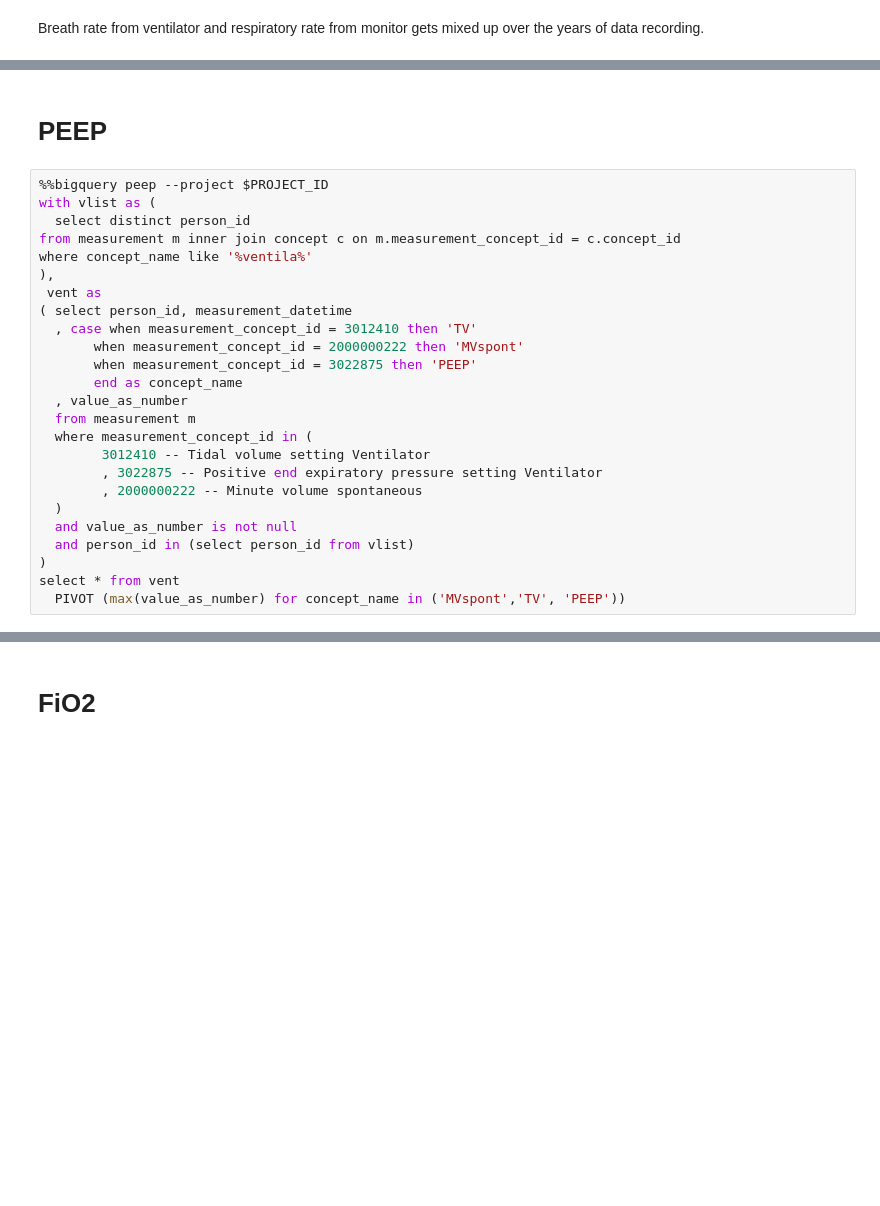
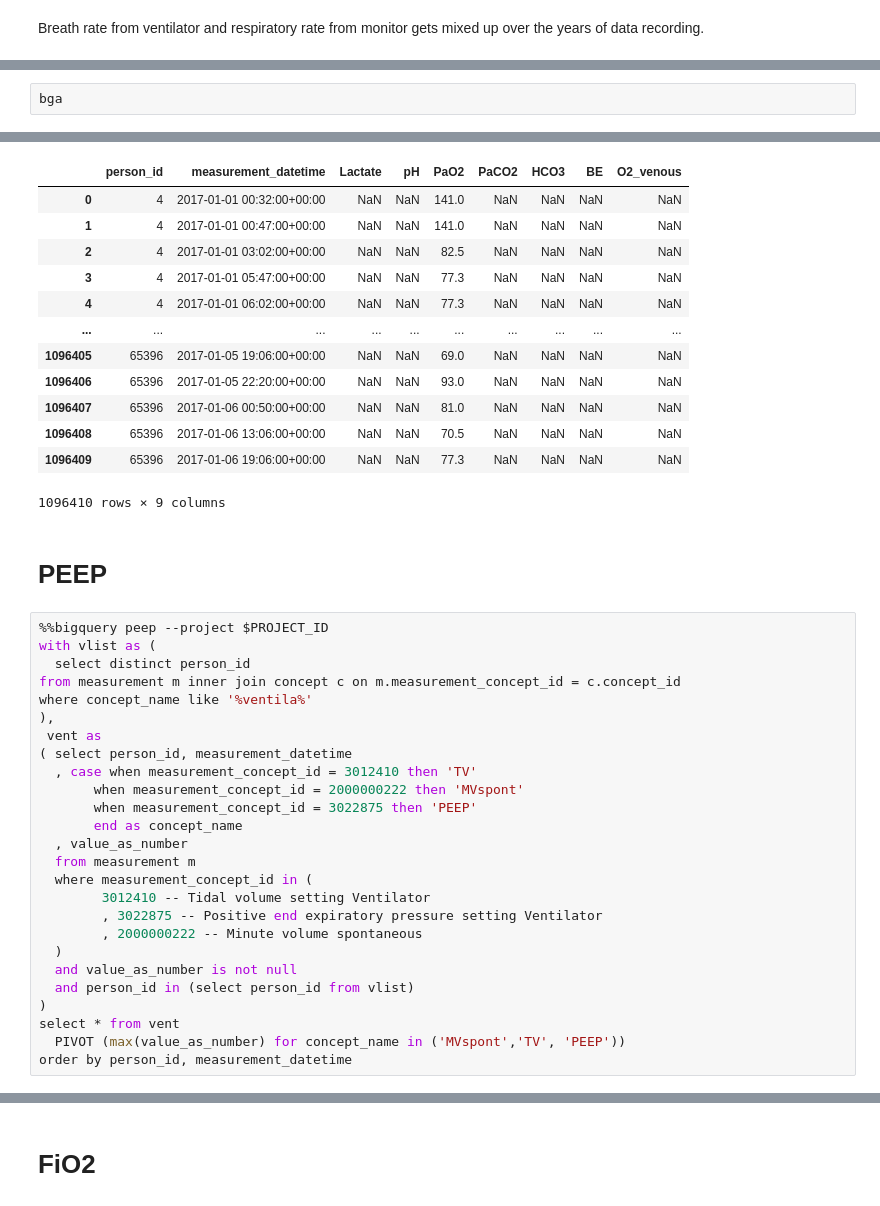
Before and after one commit to Uli-Z/ESICMDatathon2026, a Jupyter notebook: ExtractingData_20260114.ipynb, the cells around one changed output, grey strips where cells are left out. Saved outputs shown, nothing was run; the diff lists cells and outputs as text; blank space fills up the shorter version.

```diff
--- a/ExtractingData_20260114.ipynb
+++ b/ExtractingData_20260114.ipynb
@@ -263,0 +273,3 @@ lac
+# %%
+bga
+# %% [output]
@@ -264,3 +277,16 @@ lac
+|  | person_id | measurement_datetime | Lactate | pH | PaO2 | PaCO2 | HCO3 | BE | O2_venous |
+| 0 | 4 | 2017-01-01 00:32:00+00:00 | NaN | NaN | 141.0 | NaN | NaN | NaN | NaN |
+| 1 | 4 | 2017-01-01 00:47:00+00:00 | NaN | NaN | 141.0 | NaN | NaN | NaN | NaN |
+| 2 | 4 | 2017-01-01 03:02:00+00:00 | NaN | NaN | 82.5 | NaN | NaN | NaN | NaN |
+| 3 | 4 | 2017-01-01 05:47:00+00:00 | NaN | NaN | 77.3 | NaN | NaN | NaN | NaN |
+| 4 | 4 | 2017-01-01 06:02:00+00:00 | NaN | NaN | 77.3 | NaN | NaN | NaN | NaN |
+| ... | ... | ... | ... | ... | ... | ... | ... | ... | ... |
+| 1096405 | 65396 | 2017-01-05 19:06:00+00:00 | NaN | NaN | 69.0 | NaN | NaN | NaN | NaN |
+| 1096406 | 65396 | 2017-01-05 22:20:00+00:00 | NaN | NaN | 93.0 | NaN | NaN | NaN | NaN |
+| 1096407 | 65396 | 2017-01-06 00:50:00+00:00 | NaN | NaN | 81.0 | NaN | NaN | NaN | NaN |
+| 1096408 | 65396 | 2017-01-06 13:06:00+00:00 | NaN | NaN | 70.5 | NaN | NaN | NaN | NaN |
+| 1096409 | 65396 | 2017-01-06 19:06:00+00:00 | NaN | NaN | 77.3 | NaN | NaN | NaN | NaN |
+1096410 rows × 9 columns
 # %% [markdown]
 # PEEP
 # %%
@@ -288,6 +314,7 @@ where concept_name like '%ventila%'
 )
 select * from vent
   PIVOT (max(value_as_number) for concept_name in ('MVspont','TV', 'PEEP'))
+order by person_id, measurement_datetime
 # %%
 peep
 # %% [output]
```
Also changed, not shown: parts of 23 cells of this notebook.
